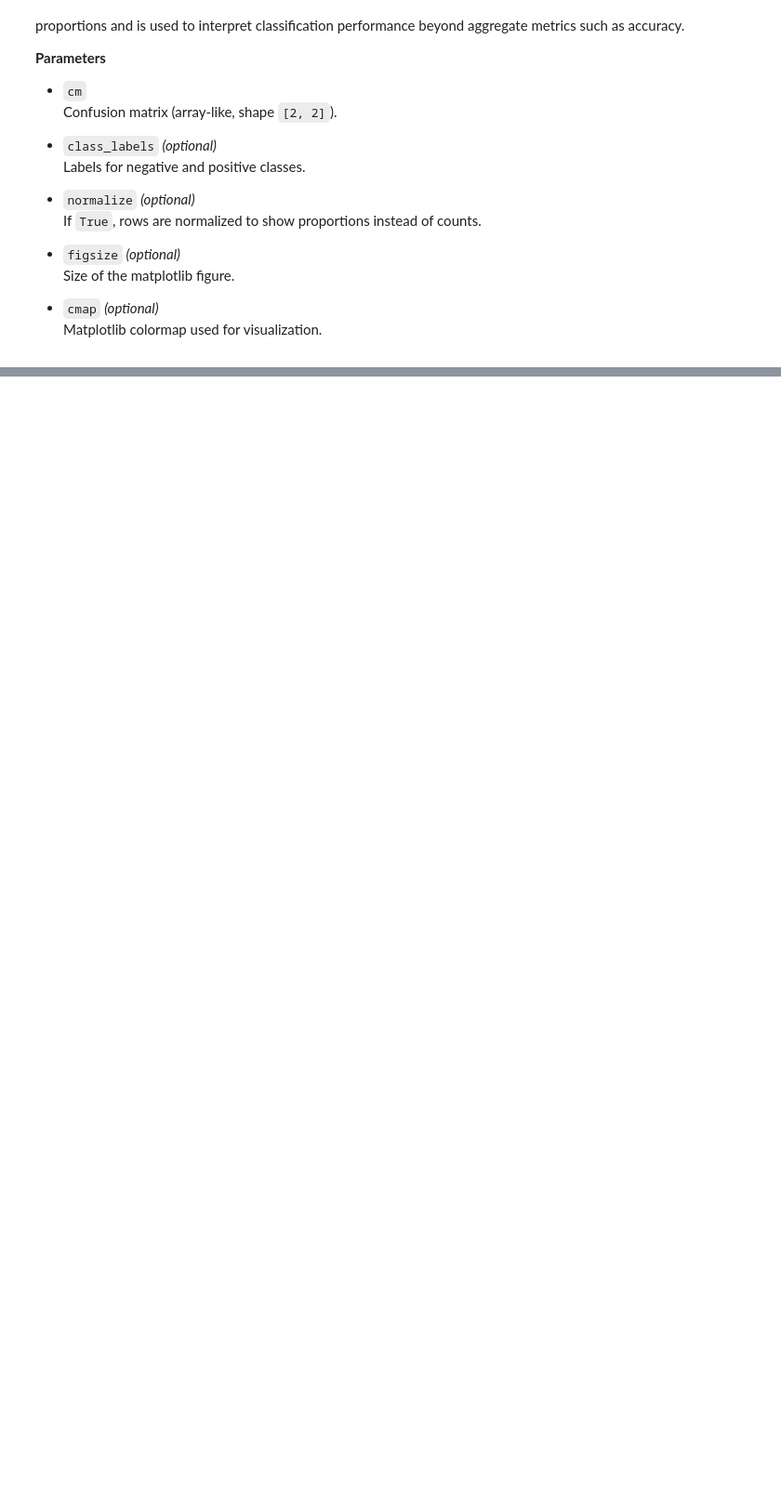
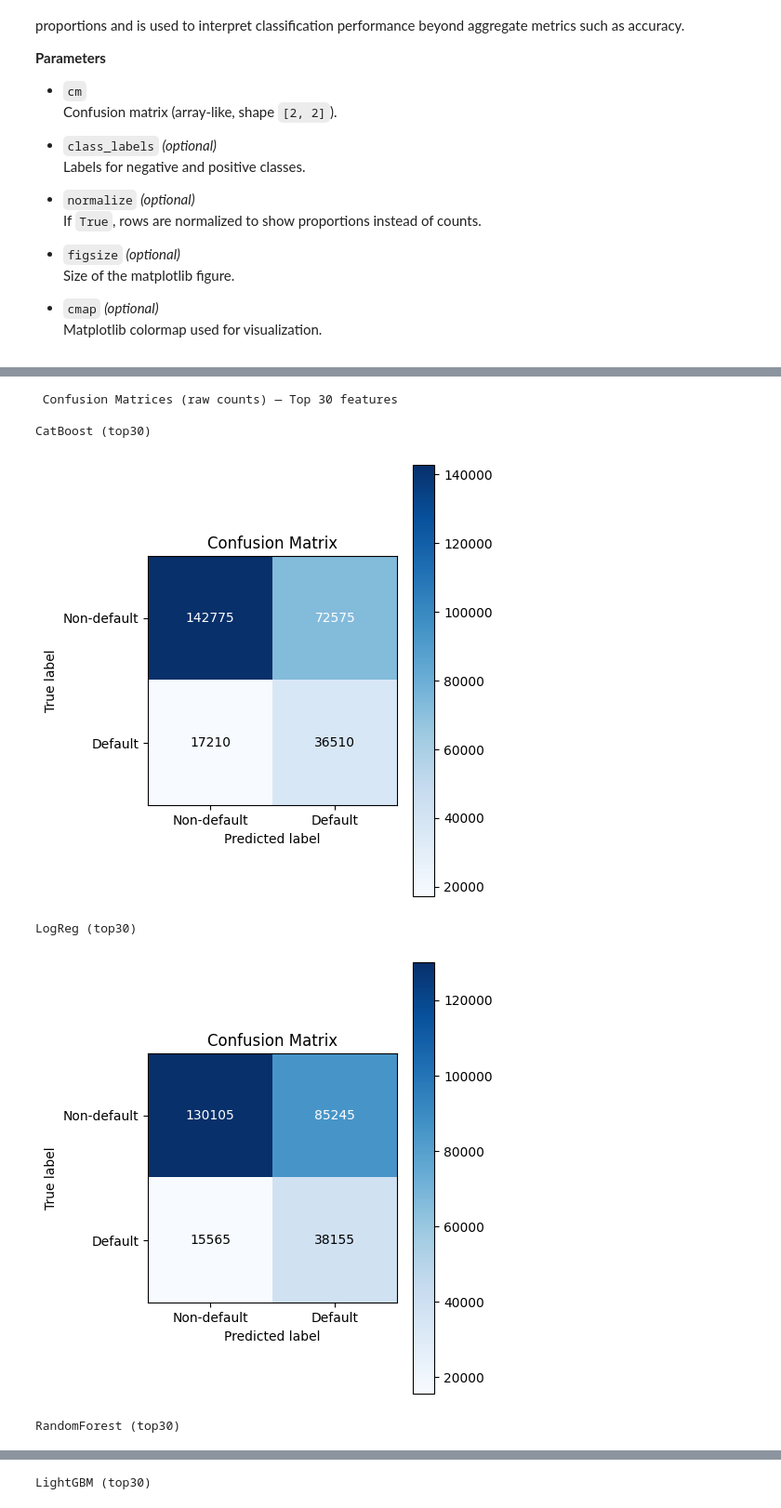
Before and after one commit to ajilataN/intelligent_systems_2, a Jupyter notebook: is-seminar-2.ipynb, the cells around one changed output, grey strips where cells are left out. Shown at 93% size. Drawn from its saved outputs; the diff is of its cells as text; code cells hidden in the pictures; blank space fills up the shorter version.

```diff
--- a/is-seminar-2.ipynb
+++ b/is-seminar-2.ipynb
@@ -1556,6 +1904,16 @@ top_features = [
     "total_bc_limit",
     "mths_since_recent_bc",
     "mo_sin_old_il_acct",
+    "purpose",
+    "bc_util",
+    "total_il_high_credit_limit",
+    "total_rev_hi_lim",
+    "mths_since_recent_inq",
+    "tot_cur_bal",
+    "bc_open_to_buy",
+    "num_actv_rev_tl",
+    "open_rv_24m",
+    "fico_range_high"
 ]
 
 usecols = top_features + ["target"]
@@ -1563,6 +1921,6 @@ usecols = top_features + ["target"]
 df_small = load_csv(CLEANED_PATH, usecols=usecols, verbose=True)
 
 print("Loaded reduced dataset shape:", df_small.shape)
-print("Missing columns (if any):", [c for c in usecols if c not in df_small.columns])
+print("Missing columns:", [c for c in usecols if c not in df_small.columns])
 # %% [output]
 [load] Reading: /kaggle/input/lending-club-accpted-cleaned/accepted_cleaned.csv
@@ -1602,0 +2015,40 @@ TN=138,607  FP=76,743  FN=17,110  TP=36,610
+# %%
+models_metrics_small = {
+    "CatBoost (top30)": cat_metrics_small,
+    "LogReg (top30)": lr_metrics_small,
+    "RandomForest (top30)": rf_metrics_small,
+    "LightGBM (top30)": lgb_metrics_small,
+    "MLP (top30)": mlp_metrics_small,
+}
+
+class_labels = ("Non-default", "Default")
+
+print("\n Confusion Matrices (raw counts) — Top 30 features")
+for name, m in models_metrics_small.items():
+    print(f"\n{name}")
+    cm = m["confusion_matrix"]
+    plot_confusion_matrix(cm, class_labels=class_labels, normalize=False)
+
+print("\n Confusion Matrices (normalized) — Top 30 features")
+for name, m in models_metrics_small.items():
+    print(f"\n{name}")
+    cm = m["confusion_matrix"]
+    plot_confusion_matrix(cm, class_labels=class_labels, normalize=True)
+
+small_models_metrics = {
+    "CatBoost (top30)": cat_metrics_small,
+    "LogReg (top30)": lr_metrics_small,
+    "RandomForest (top30)": rf_metrics_small,
+    "LightGBM (top30)": lgb_metrics_small,
+    "MLP (top30)": mlp_metrics_small,
+}
+
+compare_models(small_models_metrics)
+# %% [output]
+ Confusion Matrices (raw counts) — Top 30 features
+
+CatBoost (top30)
+[figure, added]
+LogReg (top30)
+[figure, added]
+RandomForest (top30)
@@ -1602,0 +2056 @@ TN=138,607  FP=76,743  FN=17,110  TP=36,610
+LightGBM (top30)
```
Also changed, not shown: parts of 22 cells of this notebook.
